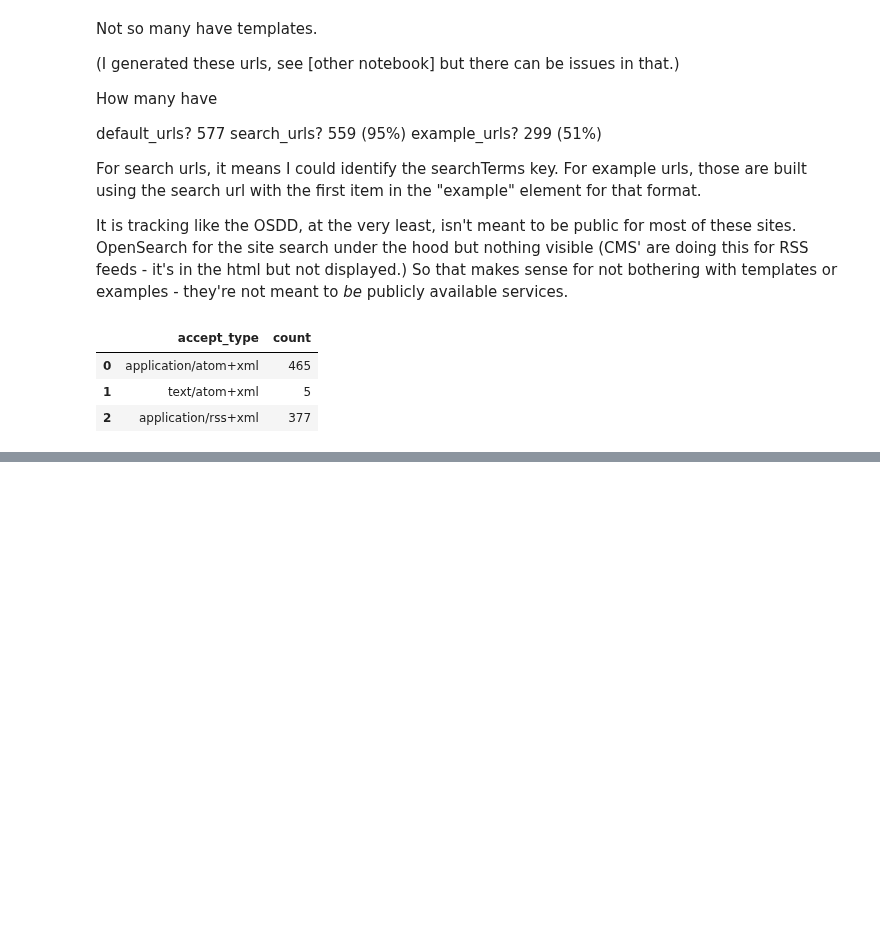
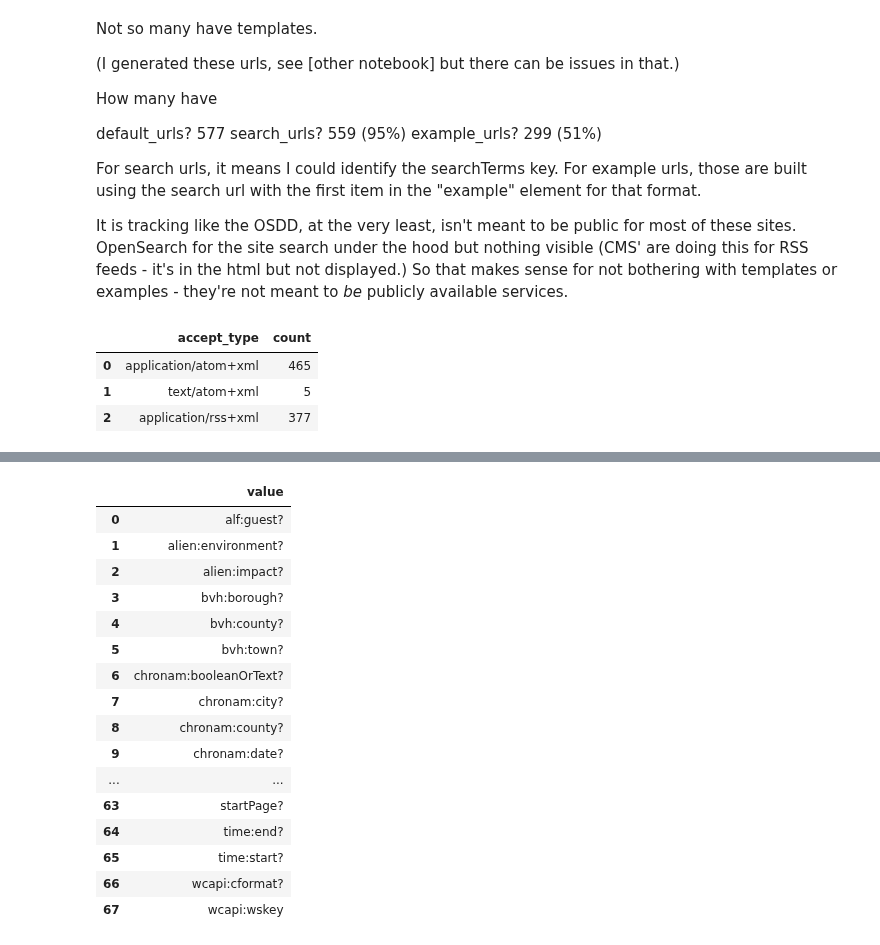
Before and after one commit to b-cube/Response-Identification-Info, a Jupyter notebook: notebooks/Analysis - OpenSearch.ipynb, the cells around one changed output, grey strips where cells are left out. Drawn from its saved outputs; the diff is of its cells as text; code cells hidden in the pictures; blank space fills up the shorter version.

```diff
--- a/notebooks/Analysis - OpenSearch.ipynb
+++ b/notebooks/Analysis - OpenSearch.ipynb
@@ -408,0 +459,43 @@ df
+# %%
+sql = """
+with t
+as (
+    select o.id, x.*
+    from osdds o,
+        jsonb_to_recordset(o.url_templates::jsonb)
+            as x(
+                default_url text,
+                search_url text,
+                example_url text,
+                responses jsonb,
+                parameters jsonb,
+                param_defs jsonb,
+                accept_type text
+            )
+    where url_templates is not null and url_templates::text != '[]'::text
+)
+
+select distinct kvps.value
+from t, jsonb_each_text(parameters) as kvps
+order by kvps.value;
+"""
+
+pd.read_sql(sql, engine)
+# %% [output]
+|  | value |
+| 0 | alf:guest? |
+| 1 | alien:environment? |
+| 2 | alien:impact? |
+| 3 | bvh:borough? |
+| 4 | bvh:county? |
+| 5 | bvh:town? |
+| 6 | chronam:booleanOrText? |
+| 7 | chronam:city? |
+| 8 | chronam:county? |
+| 9 | chronam:date? |
+| ... | ... |
+| 63 | startPage? |
+| 64 | time:end? |
+| 65 | time:start? |
+| 66 | wcapi:cformat? |
+| 67 | wcapi:wskey |
```
Also changed, not shown: parts of 6 cells of this notebook, 9 other files.
